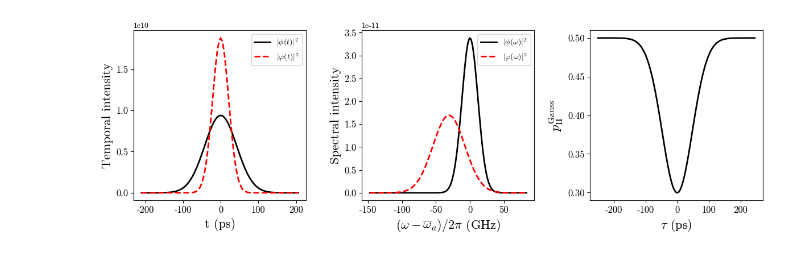
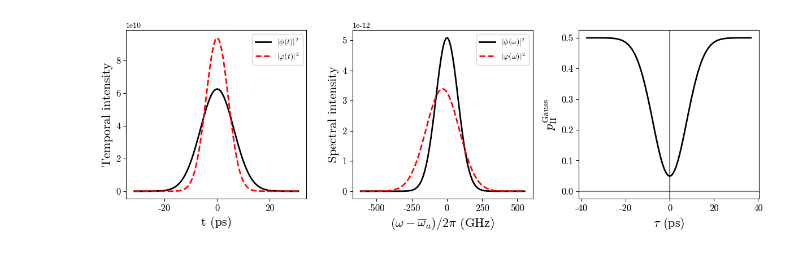
Before and after one commit to cdrago21/spectral-hom, a Jupyter notebook: IndependentGaussianExample.ipynb, the cells around one changed output. Saved outputs shown, nothing was run; the diff lists cells and outputs as text; code cells hidden in the pictures.

Commit message:
small update to plots

```diff
--- a/IndependentGaussianExample.ipynb
+++ b/IndependentGaussianExample.ipynb
@@ -2,20 +2,20 @@
 from main import GaussianPulse, IndependentGaussianCoincidence
 # %%
 gaussian_a_params = {'lambda_c': 780,  # center wavelength (nm)
-                     'FWHM': 100  # Full-Width-Half-Max (ps)
+                     'FWHM': 15  # Full-Width-Half-Max (ps)
                      }
 gaussian_b_params = {'lambda_c': 780.01,  # center wavelength (nm)
-                     'FWHM': 50,  # Full-Width-Half-Max (ps)
+                     'FWHM': 10,  # Full-Width-Half-Max (ps)
                      }
 
 gaussian_a = GaussianPulse(gaussian_a_params)
 gaussian_b = GaussianPulse(gaussian_b_params)
 
 gaussian_coincidence_params = {'gaussian_a': gaussian_a,  ###
                         'gaussian_b': gaussian_b
                         }
 gaussian_coincidence = IndependentGaussianCoincidence(gaussian_coincidence_params)
 
 gaussian_coincidence.plot_coincidence()
 # %% [output]
-[figure, old version]
+[figure, new version]
```
Also changed, not shown: 2 other files.
